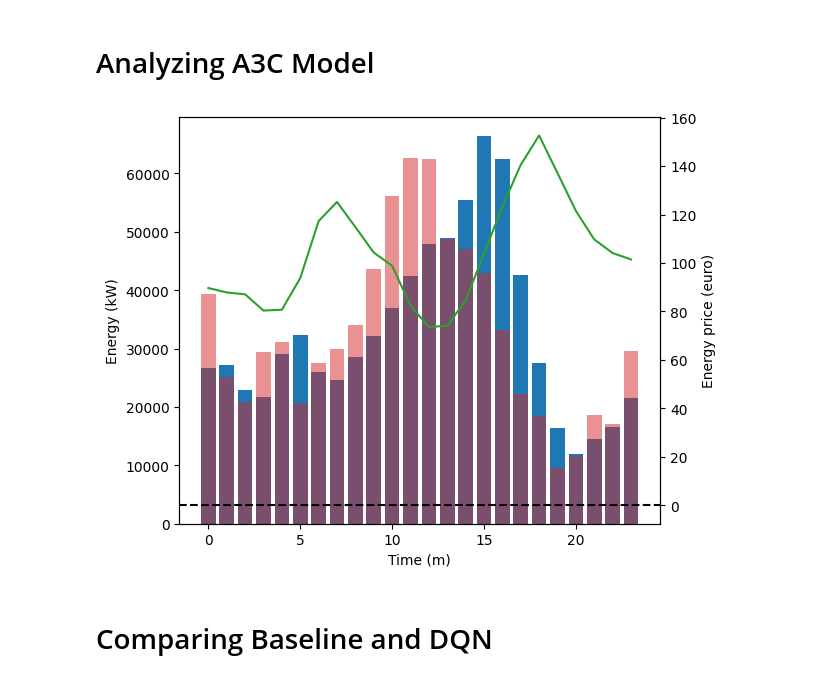
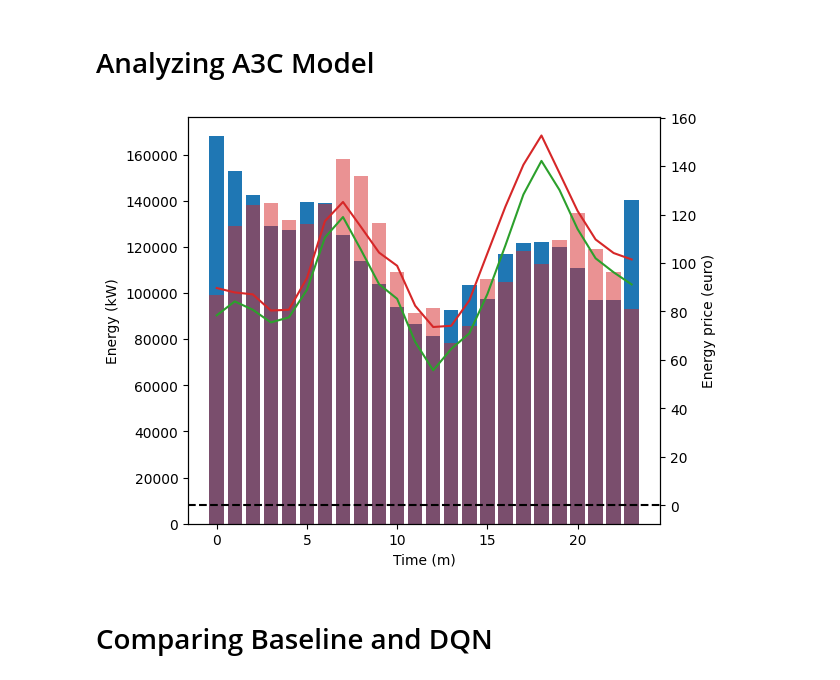
Before and after one commit to leidindi/PPO-RL-AGENT, a Jupyter notebook: model/main_notebook.ipynb, the cells around one changed output. Drawn from its saved outputs; the diff is of its cells as text; code cells hidden in the pictures.

```diff
--- a/model/main_notebook.ipynb
+++ b/model/main_notebook.ipynb
@@ -625,7 +625,7 @@ def load_hypers(model_path):
     return data
 
 for file_path in glob.glob(folder_path + "/*.pt"):
-    file_path = "./models/A3C/A3C_335score_2140ep_1days0_20.0pen.pt"
+    file_path = "./models/A3C/A3C_-28score_6007ep_1days0_30.0pen.pt"
 
     print("Processing file: ", file_path)
 
@@ -639,7 +639,8 @@ for file_path in glob.glob(folder_path + "/*.pt"):
     a3c_kwh_give = []
     a3c_reward = []
     a3c_soc = []
-    episode_energy_price = []
+    episode_feed_price = []
+    episode_take_price = []
     i = 0
 
     total_a3c_reward = 0
@@ -653,6 +654,9 @@ for file_path in glob.glob(folder_path + "/*.pt"):
     terminated = False
 
     while not terminated:
+        if i % hyper_params['T_STEP'] * 1440 == 0:
+            hx = torch.zeros(1, hyper_params['hidden_size'])
+            cx = torch.zeros(1, hyper_params['hidden_size'])
         with torch.no_grad():
             pi, _, (hx, cx) = A3C(state.unsqueeze(0), hx, cx)
 
@@ -682,7 +686,8 @@ for file_path in glob.glob(folder_path + "/*.pt"):
                 a3c_kwh_take.append(0)
                 a3c_kwh_give.append(0)
                 imbalance_reward = 0
-            episode_energy_price.append(info['imb']['imbalance_take_price'])
+            episode_feed_price.append(info['imb']['imbalance_feed_price'])
+            episode_take_price.append(info['imb']['imbalance_take_price'])
             total_a3c_imbalance_reward += imbalance_reward
             a3c_reward.append(imbalance_reward)
 
@@ -932,41 +937,45 @@ Percentage of takes above threshhold: 0.4524, Threshold: 10
 # Analyzing A3C Model
 # %%
 fig, ax1 = plt.subplots()
-days = np.int64(len(episode_energy_price)/1440)
+days = np.int64(len(episode_feed_price)/1440)
 
 daily_take = np.array(a3c_kwh_take).reshape(days, 24, 60)
 daily_give = np.array(a3c_kwh_give).reshape(days, 24, 60)
-daily_price = np.array(episode_energy_price).reshape(days, 24, 60)
+daily_feed_price = np.array(episode_feed_price).reshape(days, 24, 60)
+daily_take_price = np.array(episode_take_price).reshape(days, 24, 60)
 
 hourday_average_take = np.sum(daily_take, axis = 2)
 hourday_average_give = np.sum(daily_give, axis = 2)
-hourday_average_price = np.mean(daily_price, axis = 2)
+hourday_average_feed_price = np.mean(daily_feed_price, axis = 2)
+hourday_average_take_price = np.mean(daily_take_price, axis = 2)
 
 overall_hour_take = np.sum(hourday_average_take, axis = 0)
 overall_hour_give = np.sum(hourday_average_give, axis = 0)
-overall_hour_price = np.mean(hourday_average_price, axis = 0)
+overall_hour_take_price = np.mean(hourday_average_feed_price, axis = 0)
+overall_hour_feed_price = np.mean(hourday_average_take_price, axis = 0)
 
 x = range(24)
 
 color = 'k'
 ax1.set_xlabel('Time (m)')
 ax1.set_ylabel('Energy (kW)', color=color)
 ax1.bar(x, overall_hour_give, color='tab:blue', alpha=1)
 ax1.bar(x, overall_hour_take, color='tab:red', alpha=0.5)
 ax1.tick_params(axis='y', labelcolor=color)
 
 ax2 = ax1.twinx()
 
 color = 'k'
 ax2.set_ylabel('Energy price (euro)', color=color)
-ax2.plot(overall_hour_price, color='tab:green')
+ax2.plot(overall_hour_take_price, color='tab:green')
+ax2.plot(overall_hour_feed_price, color='tab:red')
 ax2.tick_params(axis='y', labelcolor=color)
 
 fig.tight_layout()
 plt.axhline(y=0, color='black', linestyle='--')
 plt.show()
 # %% [output]
-[figure, old version]
+[figure, new version]
 # %% [markdown]
 # Comparing Baseline and DQN
 # %%
```
Also changed, not shown: parts of 4 cells of this notebook, 20 other files.
